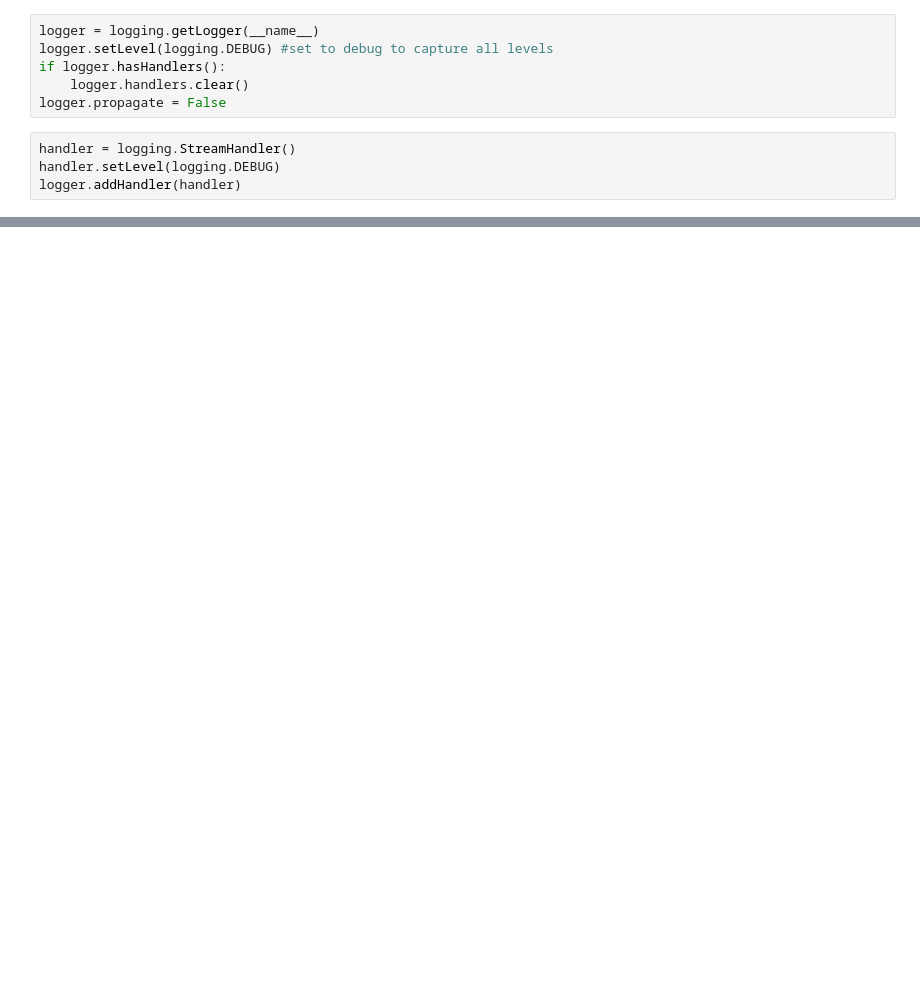
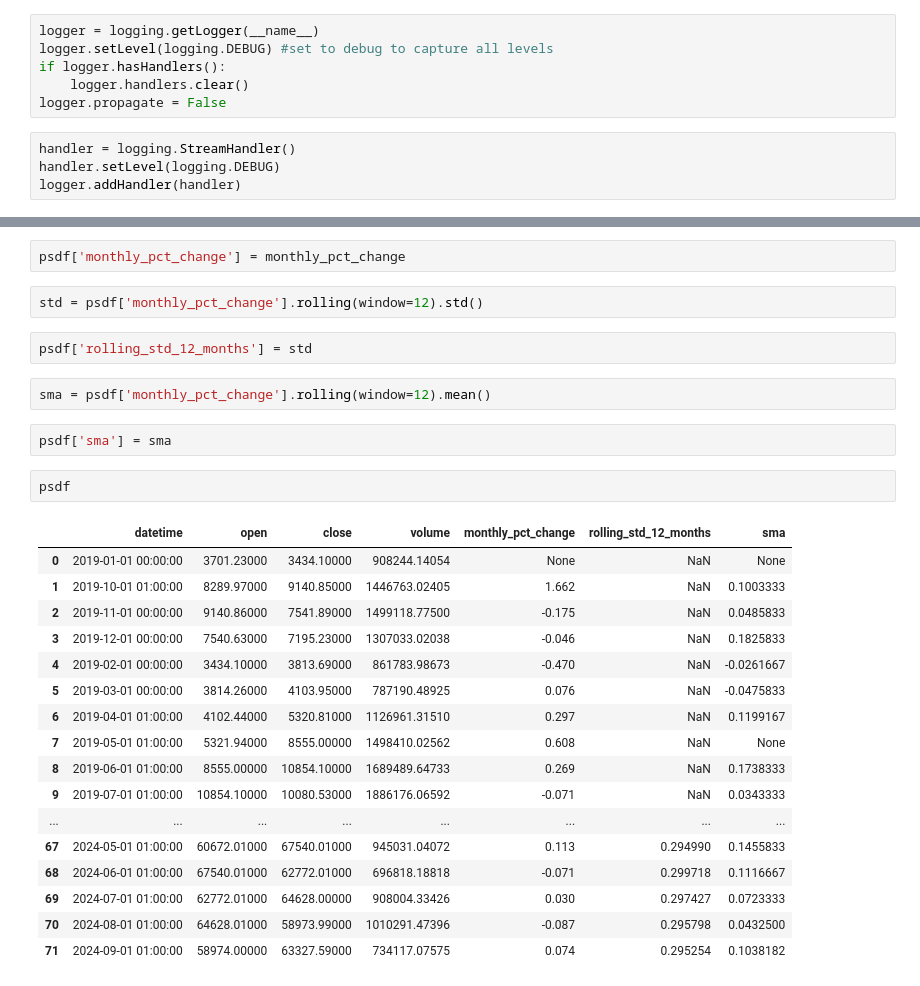
Before and after one commit to k3ith99/DE-Crypto, a Jupyter notebook: src/Untitled.ipynb, the cells around one changed output, grey strips where cells are left out. Cells and saved outputs as stored; diff of their text form; blank space fills up the shorter version.

Commit message:
init calculations table

```diff
--- a/src/Untitled.ipynb
+++ b/src/Untitled.ipynb
@@ -161,0 +115,30 @@ function
+# %%
+psdf['monthly_pct_change'] = monthly_pct_change
+# %%
+std = psdf['monthly_pct_change'].rolling(window=12).std()
+# %%
+psdf['rolling_std_12_months'] = std
+# %%
+sma = psdf['monthly_pct_change'].rolling(window=12).mean()
+# %%
+psdf['sma'] = sma
+# %%
+psdf
+# %% [output]
+|  | datetime | open | close | volume | monthly_pct_change | rolling_std_12_months | sma |
+| 0 | 2019-01-01 00:00:00 | 3701.23000 | 3434.10000 | 908244.14054 | None | NaN | None |
+| 1 | 2019-10-01 01:00:00 | 8289.97000 | 9140.85000 | 1446763.02405 | 1.662 | NaN | 0.1003333 |
+| 2 | 2019-11-01 00:00:00 | 9140.86000 | 7541.89000 | 1499118.77500 | -0.175 | NaN | 0.0485833 |
+| 3 | 2019-12-01 00:00:00 | 7540.63000 | 7195.23000 | 1307033.02038 | -0.046 | NaN | 0.1825833 |
+| 4 | 2019-02-01 00:00:00 | 3434.10000 | 3813.69000 | 861783.98673 | -0.470 | NaN | -0.0261667 |
+| 5 | 2019-03-01 00:00:00 | 3814.26000 | 4103.95000 | 787190.48925 | 0.076 | NaN | -0.0475833 |
+| 6 | 2019-04-01 01:00:00 | 4102.44000 | 5320.81000 | 1126961.31510 | 0.297 | NaN | 0.1199167 |
+| 7 | 2019-05-01 01:00:00 | 5321.94000 | 8555.00000 | 1498410.02562 | 0.608 | NaN | None |
+| 8 | 2019-06-01 01:00:00 | 8555.00000 | 10854.10000 | 1689489.64733 | 0.269 | NaN | 0.1738333 |
+| 9 | 2019-07-01 01:00:00 | 10854.10000 | 10080.53000 | 1886176.06592 | -0.071 | NaN | 0.0343333 |
+| ... | ... | ... | ... | ... | ... | ... | ... |
+| 67 | 2024-05-01 01:00:00 | 60672.01000 | 67540.01000 | 945031.04072 | 0.113 | 0.294990 | 0.1455833 |
+| 68 | 2024-06-01 01:00:00 | 67540.01000 | 62772.01000 | 696818.18818 | -0.071 | 0.299718 | 0.1116667 |
+| 69 | 2024-07-01 01:00:00 | 62772.01000 | 64628.00000 | 908004.33426 | 0.030 | 0.297427 | 0.0723333 |
+| 70 | 2024-08-01 01:00:00 | 64628.01000 | 58973.99000 | 1010291.47396 | -0.087 | 0.295798 | 0.0432500 |
+| 71 | 2024-09-01 01:00:00 | 58974.00000 | 63327.59000 | 734117.07575 | 0.074 | 0.295254 | 0.1038182 |
```
Also changed, not shown: parts of 20 cells of this notebook, 3 other files.
